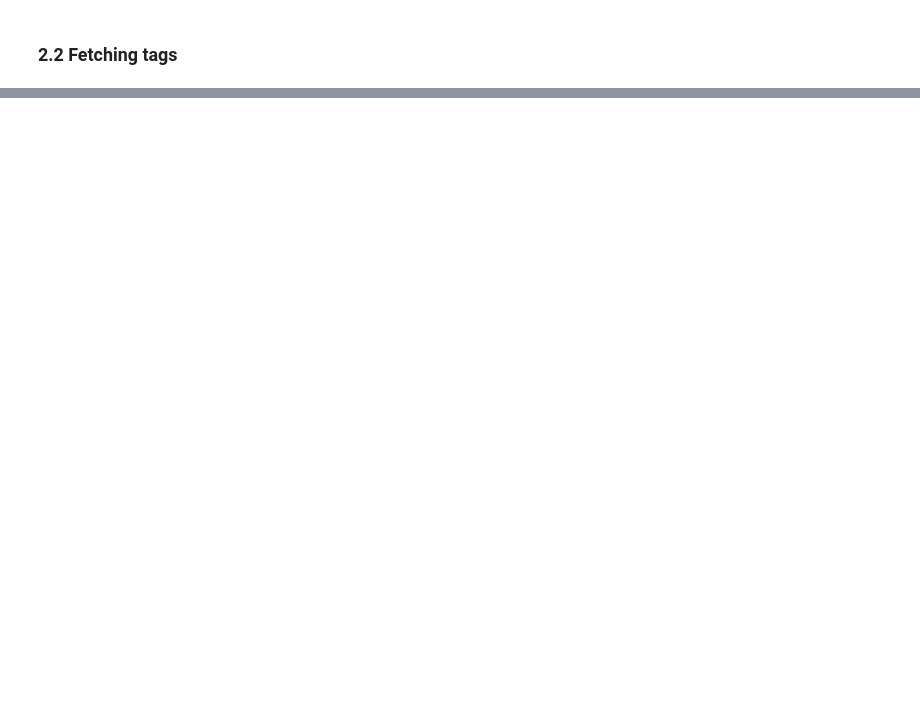
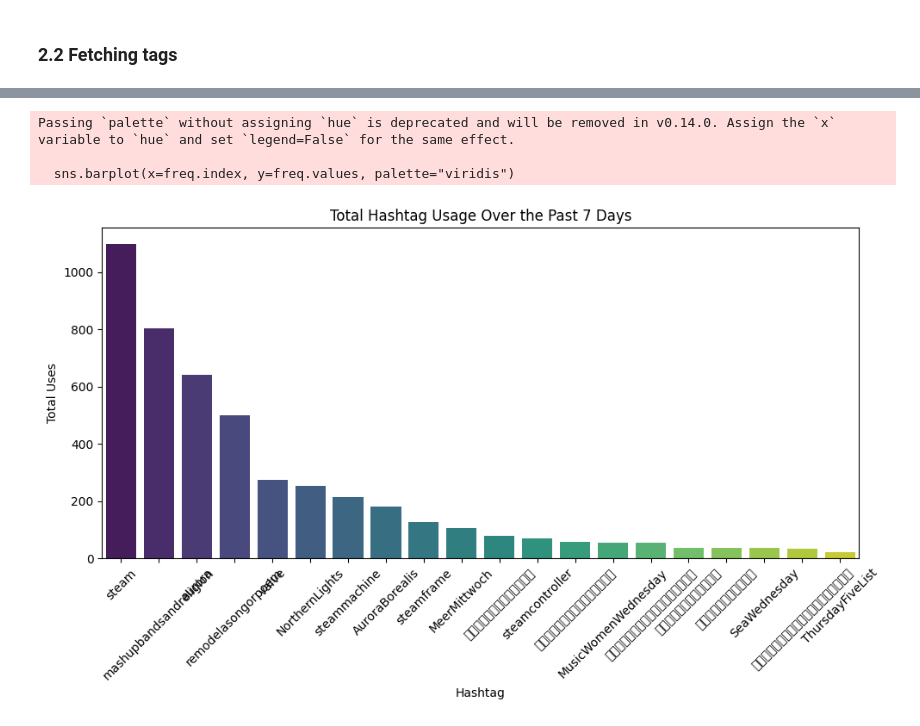
Before and after one commit to Lamees-F/Matsodon, a Jupyter notebook: Notebooks/hashtag.ipynb, the cells around one changed output, grey strips where cells are left out. Drawn from its saved outputs; the diff is of its cells as text; code cells hidden in the pictures; blank space fills up the shorter version.

Commit message:
add hashtag data & init analysis

```diff
--- a/Notebooks/hashtag.ipynb
+++ b/Notebooks/hashtag.ipynb
@@ -76,0 +191,14 @@ TuneTuesday 17 uses today
+# %%
+df_trending['date'] = pd.to_datetime(
+    df_trending['date'],
+    errors='coerce',
+    infer_datetime_format=True
+)
+# %%
+df_trending['year'] = df_trending['date'].dt.year
+df_trending['month'] = df_trending['date'].dt.month
+df_trending['day'] = df_trending['date'].dt.day
+df_trending['weekday'] = df_trending['date'].dt.day_name()
+df_trending.drop(columns=['date'], inplace=True)
+
+df_trending.head()
@@ -76,0 +226,2 @@ TuneTuesday 17 uses today
+# %%
+df_trending['uses'].replace(0, 1, inplace=True)
@@ -76,0 +239,3 @@ TuneTuesday 17 uses today
+# %%
+freq = df_trending.groupby('hashtag')['uses'].sum().sort_values(ascending=False)
+freq
@@ -76,0 +260,14 @@ TuneTuesday 17 uses today
+# %%
+plt.figure(figsize=(10,6))
+sns.barplot(x=freq.index, y=freq.values, palette="viridis")
+plt.title("Total Hashtag Usage Over the Past 7 Days")
+plt.xlabel("Hashtag")
+plt.ylabel("Total Uses")
+plt.xticks(rotation=45)
+plt.tight_layout()
+plt.show()
+# %% [output]
+Passing `palette` without assigning `hue` is deprecated and will be removed in v0.14.0. Assign the `x` variable to `hue` and set `legend=False` for the same effect.
+
+  sns.barplot(x=freq.index, y=freq.values, palette="viridis")
+[figure, added]
```
Also changed, not shown: parts of 35 cells of this notebook, 1 other file.
